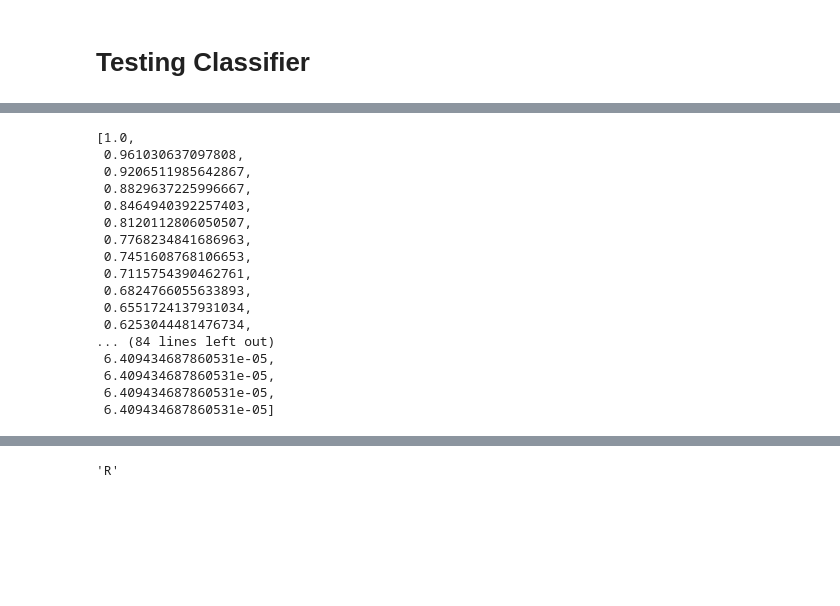
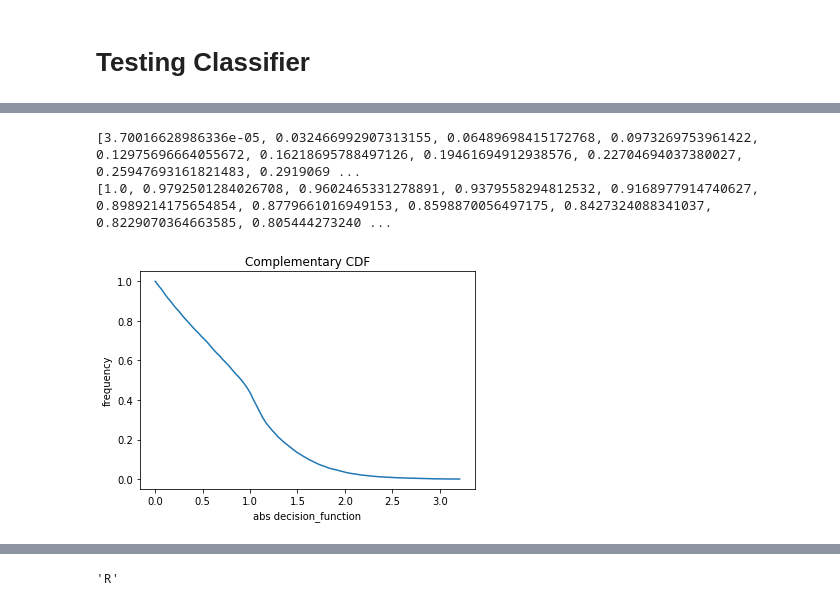
Before and after one commit to michaelpkuhn/mediabias, a Jupyter notebook: mlmodels/R_or_D.ipynb, the cells around one changed output, grey strips where cells are left out. Cells and saved outputs as stored; diff of their text form; code cells hidden in the pictures; blank space fills up the shorter version.

```diff
--- a/mlmodels/R_or_D.ipynb
+++ b/mlmodels/R_or_D.ipynb
@@ -358,23 +410,20 @@ accuracy/score check: 0.7568380530835528
-# %%
-y_data
-# %% [output]
-[1.0,
- 0.961030637097808,
- 0.9206511985642867,
- 0.8829637225996667,
- 0.8464940392257403,
- 0.8120112806050507,
- 0.7768234841686963,
- 0.7451608768106653,
- 0.7115754390462761,
- 0.6824766055633893,
- 0.6551724137931034,
- 0.6253044481476734,
-... (84 lines left out)
- 6.409434687860531e-05,
- 6.409434687860531e-05,
- 6.409434687860531e-05,
- 6.409434687860531e-05]
+# %%
+print(x_data)
+print(y_data)
+# %% [output]
+[3.70016628986336e-05, 0.032466992907313155, 0.06489698415172768, 0.0973269753961422, 0.12975696664055672, 0.16218695788497126, 0.19461694912938576, 0.22704694037380027, 0.25947693161821483, 0.2919069 ...
+[1.0, 0.9792501284026708, 0.9602465331278891, 0.9379558294812532, 0.9168977914740627, 0.8989214175654854, 0.8779661016949153, 0.8598870056497175, 0.8427324088341037, 0.8229070364663585, 0.805444273240 ...
+# %%
+import matplotlib.pyplot as plt
+plt.plot(x_data,y_data)
+plt.ylabel('frequency')
+plt.xlabel('abs decision_function')
+plt.title('Complementary CDF')
+plt.savefig('complementary_cdf.png')
+plt.savefig('complementary_cdf.svg')
+plt.show()
+# %% [output]
+[figure, added]
 # %%
 x_data[0]
 x_data[len(x_data)-1]
```
Also changed, not shown: parts of 21 cells of this notebook, 4 other files.
